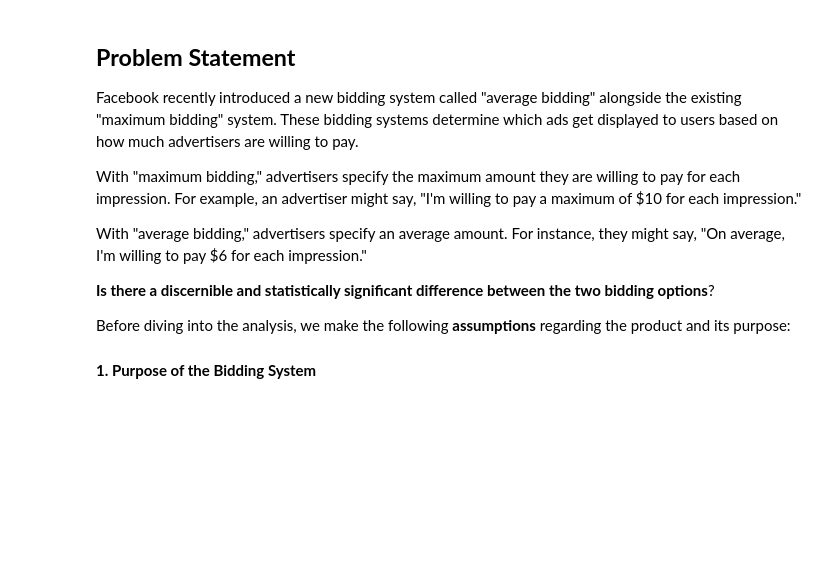
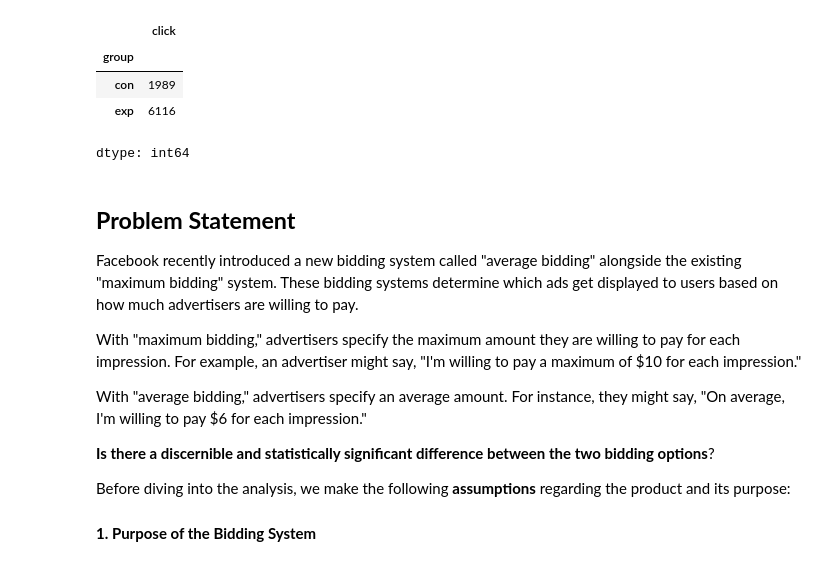
Before and after one commit to nee1k/ab_testing, a Jupyter notebook: Social_Media_A_B_Testing.ipynb, the cells around one changed output. Saved outputs shown, nothing was run; the diff lists cells and outputs as text; code cells hidden in the pictures; blank space fills up the shorter version.

```diff
--- a/Social_Media_A_B_Testing.ipynb
+++ b/Social_Media_A_B_Testing.ipynb
@@ -3,3 +34,11 @@
+# %%
+display(df.groupby("group")["click"].sum("click"))
+# %% [output]
+|  | click |
+| group |  |
+| con | 1989 |
+| exp | 6116 |
+dtype: int64
 # %% [markdown]
 ## **Problem Statement**
 
```
Also changed, not shown: parts of 2 cells of this notebook.
